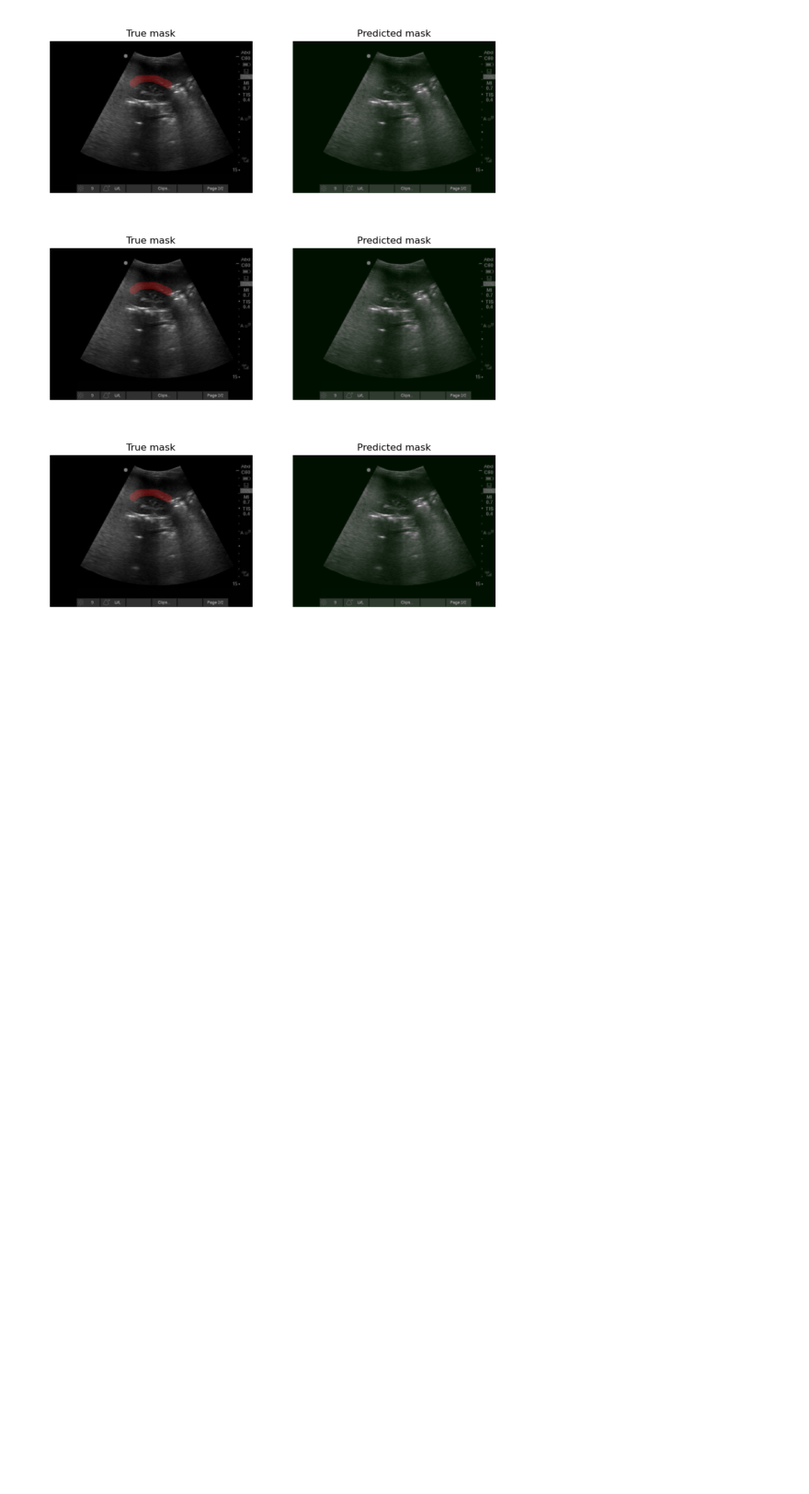
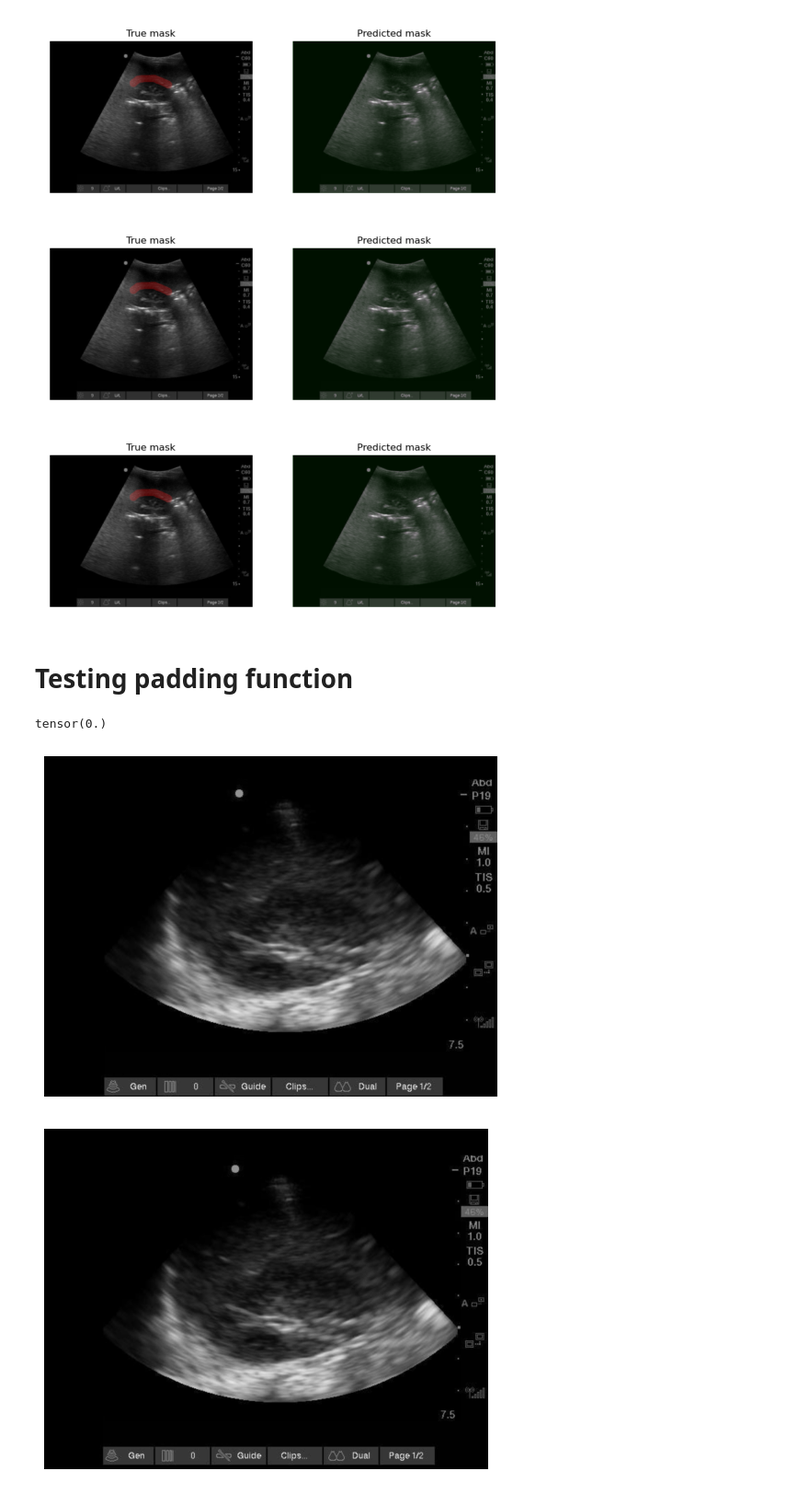
Before and after one commit to NathanMcNaughton/ucsf_fast, a Jupyter notebook: notebooks/segmentation_visualizer_test.ipynb, the cells around one changed output. Shown at 92% size. Cells and saved outputs as stored; diff of their text form; code cells hidden in the pictures; blank space fills up the shorter version.

```diff
--- a/notebooks/segmentation_visualizer_test.ipynb
+++ b/notebooks/segmentation_visualizer_test.ipynb
@@ -64,3 +65,5 @@ for i in range(n_epochs):
 [figure]
 [figure]
 [figure]
+# %% [markdown]
+# Testing padding function
@@ -66,0 +72,19 @@ for i in range(n_epochs):
+# %%
+img_pad = pad_to_divisible_by_32(train_img, pad_value=-1.0)  # Assuming the padding value for images is 0
+masks_pad = pad_to_divisible_by_32(train_label, pad_value=0)
+# %%
+torch.min(train_label)
+# %% [output]
+tensor(0.)
+# %%
+print('Original image:')
+plt.imshow(train_img[1].squeeze(), cmap='gray')
+plt.axis('off')
+plt.show()
+print('Padded image:')
+plt.imshow(img_pad[1].squeeze(), cmap='gray')
+plt.axis('off')
+plt.show()
+# %% [output]
+[figure, added]
+[figure, added]
```
Also changed, not shown: parts of 6 cells of this notebook, 1 other file.
